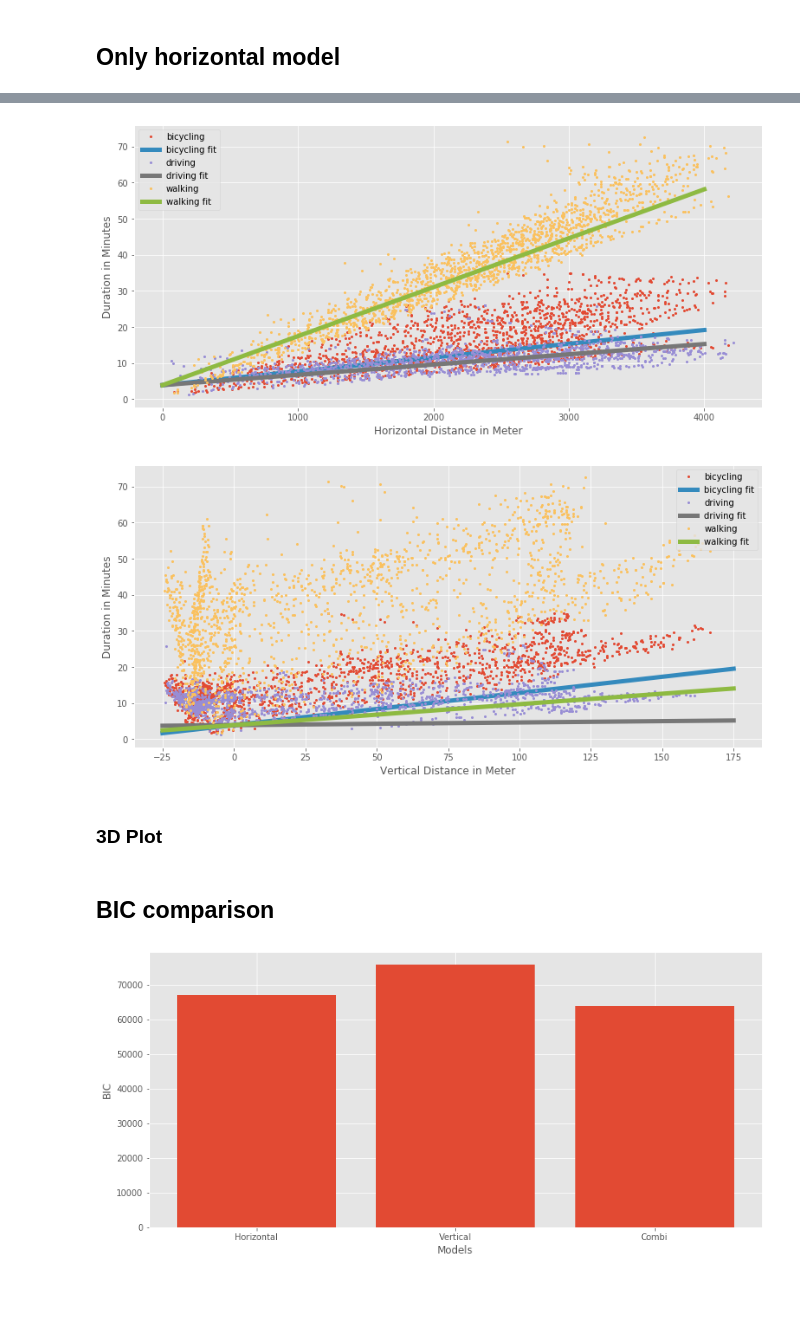
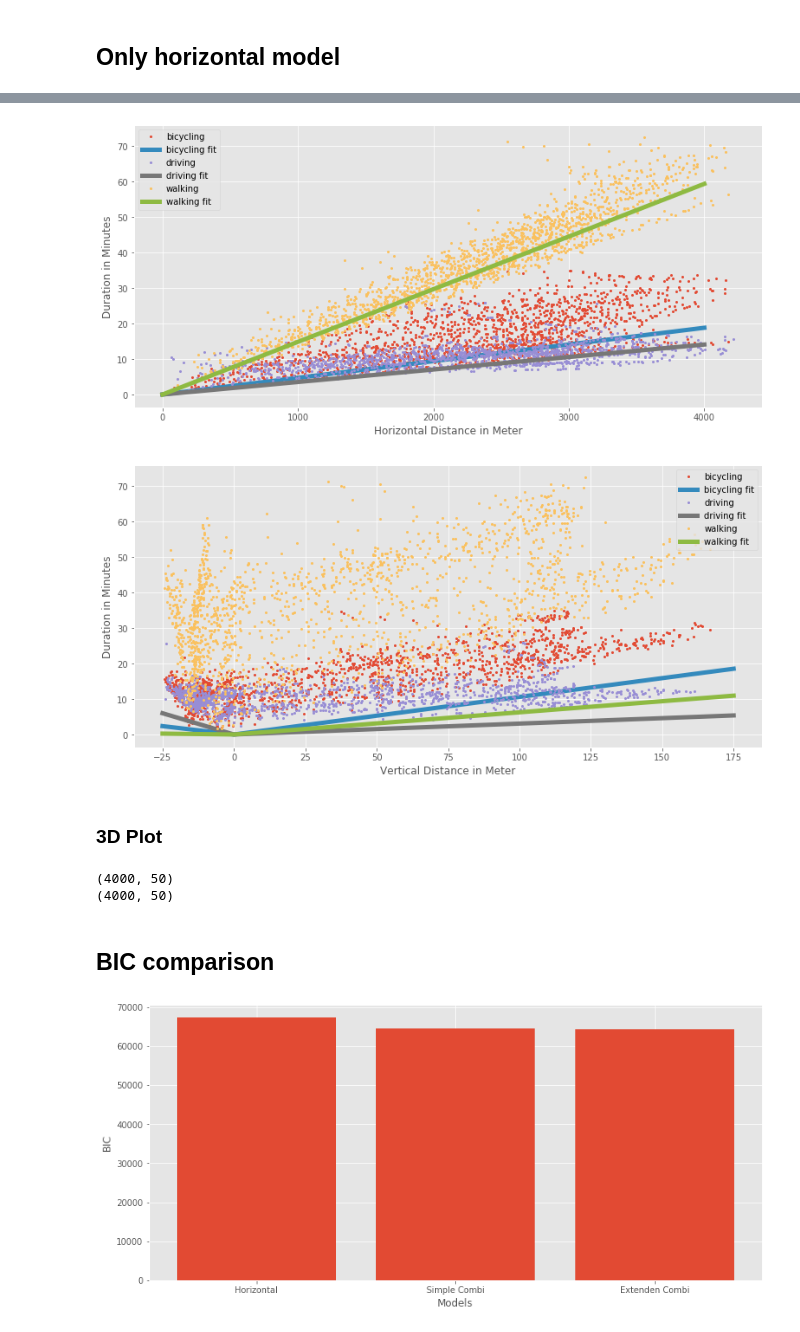
Before and after one commit to JDihlmann/isomap, a Jupyter notebook: 05_RegressionPlots.ipynb, the cells around one changed output, grey strips where cells are left out. Drawn from its saved outputs; the diff is of its cells as text; code cells hidden in the pictures; blank space fills up the shorter version.

```diff
--- a/05_RegressionPlots.ipynb
+++ b/05_RegressionPlots.ipynb
@@ -13,7 +13,7 @@ import plotly.express as px
 import plotly.graph_objects as go
 # %%
 # read data
+fit_combi_abs = sm.load("models/fit_combi_abs.pickle")
 fit_combi = sm.load("models/fit_combi.pickle")
-fit_vertic = sm.load("models/fit_vertic.pickle")
 fit_horiz = sm.load("models/fit_horiz.pickle")
 df = pd.read_csv('data/combined_data.csv')
@@ -86,13 +120,13 @@ for name, group in groups:
     # grid
     x = np.linspace(0, 4000)
     if name == 'driving':
-      y_hat = fit_combi.params['Intercept'] + x * fit_combi.params['distance_horizontal']
+      y_hat = x * fit_combi.params['distance_horizontal']
 
     elif name == 'bicycling':
-      y_hat = fit_combi.params['Intercept'] + x * fit_combi.params['distance_horizontal'] + x * fit_combi.params['distance_horizontal:isBicycling[T.True]']
+      y_hat = x * fit_combi.params['distance_horizontal'] + x * fit_combi.params['distance_horizontal:isBicycling[T.True]']
 
     else:
-      y_hat = fit_combi.params['Intercept'] + x * fit_combi.params['distance_horizontal'] + x * fit_combi.params['distance_horizontal:isBicycling[T.True]'] + x * fit_combi.params['distance_horizontal:isWalking[T.True]']
+      y_hat = x * fit_combi.params['distance_horizontal'] + x * fit_combi.params['distance_horizontal:isBicycling[T.True]'] + x * fit_combi.params['distance_horizontal:isWalking[T.True]']
 
     plt.plot(x, y_hat/60, lw=5, label=name+' fit')
 
@@ -100,7 +134,7 @@ plt.xlabel('Horizontal Distance in Meter')
 plt.ylabel('Duration in Minutes')
 plt.legend();
 # %% [output]
-[figure, old version]
+[figure, new version]
 # %%
 plt.style.use('ggplot')
 plt.figure(figsize=(13, 6))
@@ -110,22 +144,32 @@ for name, group in groups:
     plt.plot(group.distance_vertical, group.duration/60, marker='o', linestyle='', ms=2, label=name)
 
     # grid
-    x = np.linspace(-25, 175)
+    x_pos = np.linspace(0, 175)
+    x_neg = np.abs(np.linspace(-25, 0))
+
     if name == 'driving':
-      y_hat = fit_combi.params['Intercept'] + x * fit_combi.params['distance_vertical']
+        y_neg = x_neg * fit_combi.params['distance_vertical_neg']
+        y_pos = x_pos * fit_combi.params['distance_vertical_pos']
+        y_hat = np.concatenate((y_neg, y_pos))
+
 
     elif name == 'bicycling':
-      y_hat = fit_combi.params['Intercept'] + x * fit_combi.params['distance_vertical'] + x * fit_combi.params['distance_vertical:isBicycling[T.True]']
+        y_neg = x_neg * fit_combi.params['distance_vertical_neg'] + x_neg * fit_combi.params['distance_vertical_neg:isBicycling[T.True]']
+        y_pos = x_pos * fit_combi.params['distance_vertical_pos'] + x_pos * fit_combi.params['distance_vertical_pos:isBicycling[T.True]']
+        y_hat = np.concatenate((y_neg, y_pos))
 
     else:
-      y_hat = fit_combi.params['Intercept'] + x * fit_combi.params['distance_vertical'] + x * fit_combi.params['distance_vertical:isBicycling[T.True]'] + x * fit_combi.params['distance_vertical:isWalking[T.True]']
+        y_neg = x_neg * fit_combi.params['distance_vertical_neg'] + x_neg * fit_combi.params['distance_vertical_neg:isBicycling[T.True]'] + x_neg * fit_combi.params['distance_vertical_neg:isWalking[T.True]']
+        y_pos = x_pos * fit_combi.params['distance_vertical_pos'] + x_pos * fit_combi.params['distance_vertical_pos:isBicycling[T.True]'] + x_pos * fit_combi.params['distance_vertical_pos:isWalking[T.True]']
+        y_hat = np.concatenate((y_neg, y_pos))
 
+    x = np.concatenate((-1*x_neg, x_pos))
     plt.plot(x, y_hat/60, lw=5, label=name+' fit')
 
 plt.xlabel('Vertical Distance in Meter')
 plt.ylabel('Duration in Minutes')
 plt.legend();
 # %% [output]
-[figure, old version]
+[figure, new version]
 # %% [markdown]
 ### 3D Plot
@@ -147,3 +176,46 @@ z_walking = z_walking.reshape((y.shape[0], x.shape[0]))
+# %%
+# define grid of points
+x_neg = np.abs(np.linspace(-25, 0))
+x_pos = np.linspace(0, 175)
+x = np.concatenate((-x_neg, x_pos))
+y = np.arange(0, 4000)
+
+# negative meshgrid
+xv_neg, yv_neg = np.meshgrid(x_neg, y)
+xv_neg = xv_neg.flatten()
+yv_neg = yv_neg.flatten()
+
+#positive mehsgrid
+xv_pos, yv_pos = np.meshgrid(x_pos, y)
+xv_pos = xv_pos.flatten()
+yv_pos = yv_pos.flatten()
+
+# calculate negative regression planes
+z_driving_neg = xv_neg * fit_combi.params['distance_vertical_neg'] + yv_neg * fit_combi.params['distance_horizontal']
+z_bicycle_neg = z_driving_neg + xv_neg * fit_combi.params['distance_vertical_neg:isBicycling[T.True]'] + yv_neg * fit_combi.params['distance_horizontal:isBicycling[T.True]']
+z_walking_neg = z_bicycle_neg + xv_neg * fit_combi.params['distance_vertical_neg:isWalking[T.True]'] + yv_neg * fit_combi.params['distance_horizontal:isWalking[T.True]']
+
+# calculate positive regression planes
+z_driving_pos = xv_pos * fit_combi.params['distance_vertical_pos'] + yv_pos * fit_combi.params['distance_horizontal']
+z_bicycle_pos = z_driving_pos + xv_pos * fit_combi.params['distance_vertical_pos:isBicycling[T.True]'] + yv_pos * fit_combi.params['distance_horizontal:isBicycling[T.True]']
+z_walking_pos = z_bicycle_pos + xv_pos * fit_combi.params['distance_vertical_pos:isWalking[T.True]'] + yv_pos * fit_combi.params['distance_horizontal:isWalking[T.True]']
+
+
+# reshape
+z_bicycle_neg = z_bicycle_neg.reshape((y.shape[0], x_neg.shape[0]))
+z_driving_neg = z_driving_neg.reshape((y.shape[0], x_neg.shape[0]))
+z_walking_neg = z_walking_neg.reshape((y.shape[0], x_neg.shape[0]))
+
+z_bicycle_pos = z_bicycle_pos.reshape((y.shape[0], x_pos.shape[0]))
+z_driving_pos = z_driving_pos.reshape((y.shape[0], x_pos.shape[0]))
+z_walking_pos = z_walking_pos.reshape((y.shape[0], x_pos.shape[0]))
+
+
+print(z_bicycle_neg.shape)
+print(z_bicycle_pos.shape)
+# %% [output]
+(4000, 50)
+(4000, 50)
 # %%
 # plot
 fig = px.scatter_3d(df, x='distance_vertical', y='distance_horizontal', z='duration',
@@ -166,9 +242,9 @@ fig.show()
 # %%
 plt.style.use('ggplot')
 plt.figure(figsize=(13, 6))
 
-plt.bar(['Horizontal', 'Vertical', 'Combi'], [fit_horiz.bic, fit_vertic.bic,  fit_combi.bic])
+plt.bar(['Horizontal', 'Simple Combi', 'Extenden Combi'], [fit_horiz.bic, fit_combi_abs.bic,  fit_combi.bic])
 plt.xlabel('Models')
 plt.ylabel('BIC');
 # %% [output]
-[figure, old version]
+[figure, new version]
```
Also changed, not shown: parts of 10 cells of this notebook, 8 other files.
